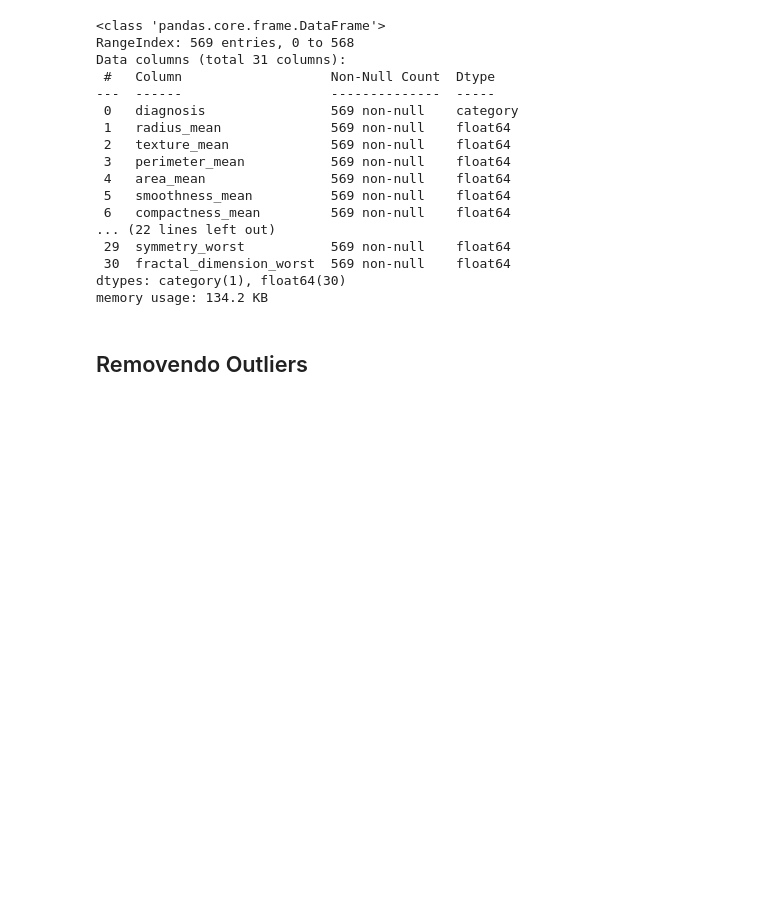
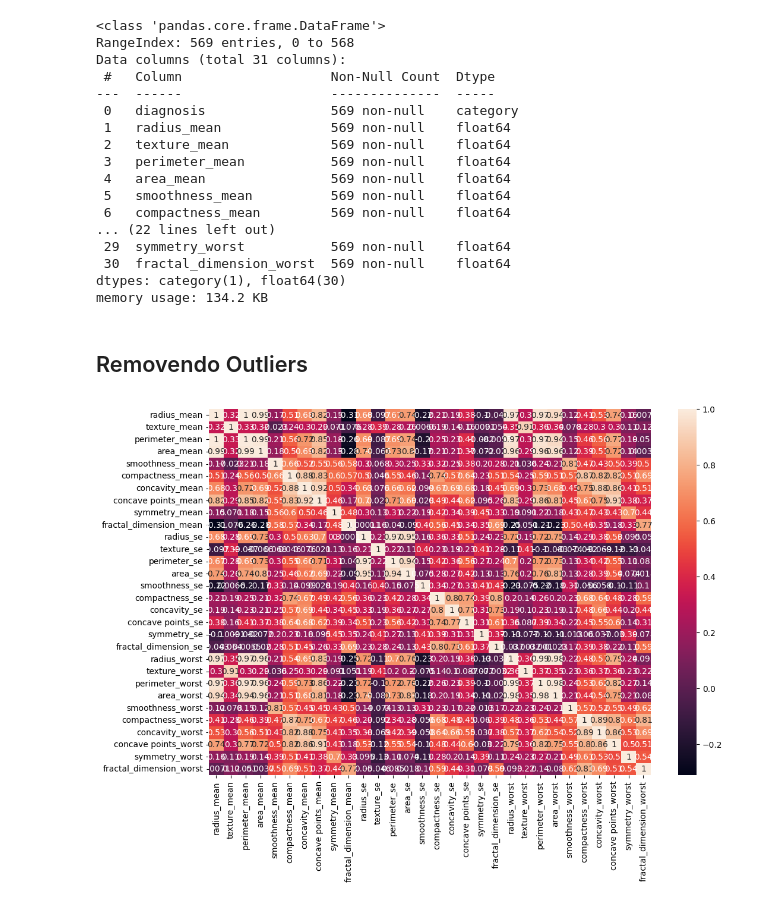
Before and after one commit to pdr0-42/predictions_cancer_cells, a Jupyter notebook: Cancer_model_predict.ipynb, the cells around one changed output. Saved outputs shown, nothing was run; the diff lists cells and outputs as text; code cells hidden in the pictures; blank space fills up the shorter version.

```diff
--- a/Cancer_model_predict.ipynb
+++ b/Cancer_model_predict.ipynb
@@ -203,3 +205,9 @@ dtypes: category(1), float64(30)
 memory usage: 134.2 KB
 # %% [markdown]
 ## Removendo Outliers
+# %%
+plt.figure(figsize = (12,8))
+sns.heatmap(df.corr(),annot = True)
+plt.show()
+# %% [output]
+[figure, added]
```
Also changed, not shown: parts of 3 cells of this notebook.
